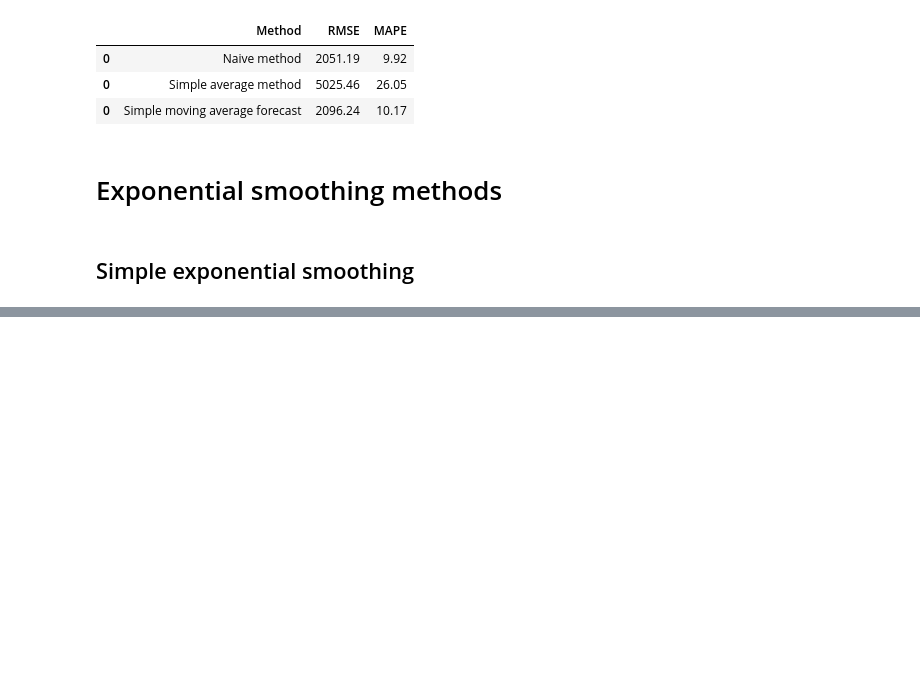
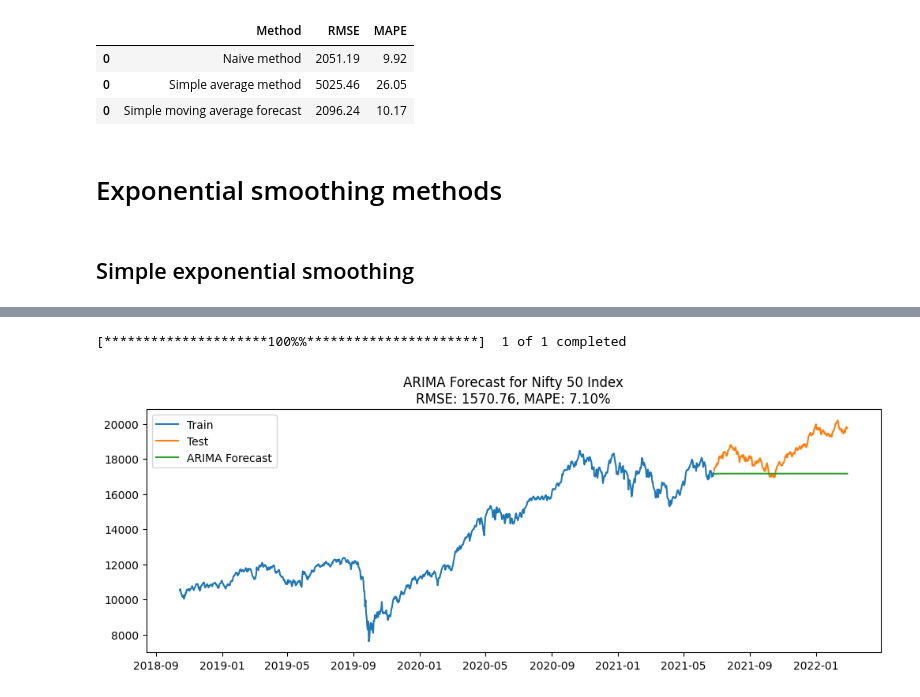
Before and after one commit to tuxlimr/Celery_Preprocessing, a Jupyter notebook: TimeSeries_inStocks.ipynb, the cells around one changed output, grey strips where cells are left out. Drawn from its saved outputs; the diff is of its cells as text; code cells hidden in the pictures; blank space fills up the shorter version.

```diff
--- a/TimeSeries_inStocks.ipynb
+++ b/TimeSeries_inStocks.ipynb
@@ -386,0 +411,56 @@ plt.show()
+# %%
+import yfinance as yf
+import pandas as pd
+import numpy as np
+import matplotlib.pyplot as plt
+from statsmodels.tsa.arima.model import ARIMA
+from sklearn.metrics import mean_squared_error
+
+# Ticker symbol for Nifty 50 index
+nifty_ticker = "^NSEI"
+
+# Fetch historical Nifty 50 index data
+data = yf.download(nifty_ticker, period="5y")
+
+# Selecting only the 'Close' prices
+close_prices = data['Close'].dropna()
+
+# Ensure the date index has a valid frequency (daily in this case)
+close_prices.index = pd.date_range(start=close_prices.index.min(), periods=len(close_prices), freq='D')
+
+# Split the data into train and test sets
+train_size = int(len(close_prices) * 0.8)
+train = close_prices[:train_size]
+test = close_prices[train_size:]
+
+# ARIMA model
+model = ARIMA(train, order=(5,1,0))  # Adjust order as needed
+model_fit = model.fit()
+
+# Forecast for the test set
+pred = model_fit.get_prediction(start=len(train), end=len(train) + len(test) - 1, dynamic=False)
+y_hat_arima = pred.predicted_mean
+
+# Calculate RMSE
+rmse = np.sqrt(mean_squared_error(test, y_hat_arima))
+
+# Calculate MAPE
+def calculate_mape(y_true, y_pred):
+    nonzero_indices = y_true != 0
+    mape_values = np.abs((y_true[nonzero_indices] - y_pred[nonzero_indices]) / y_true[nonzero_indices]) * 100
+    mape_values[np.isnan(mape_values)] = 0  # Replace NaN with 0
+    return np.mean(mape_values)
+
+mape = calculate_mape(test, y_hat_arima)
+
+# Plot the results
+plt.figure(figsize=(12, 4))
+plt.plot(train, label='Train')
+plt.plot(test, label='Test')
+plt.plot(test.index, y_hat_arima, label='ARIMA Forecast')
+plt.legend(loc='best')
+plt.title('ARIMA Forecast for Nifty 50 Index\nRMSE: {:.2f}, MAPE: {:.2f}%'.format(rmse, mape))
+plt.show()
+# %% [output]
+[*********************100%%**********************]  1 of 1 completed
+[figure, added]
```
Also changed, not shown: parts of 10 cells of this notebook.
